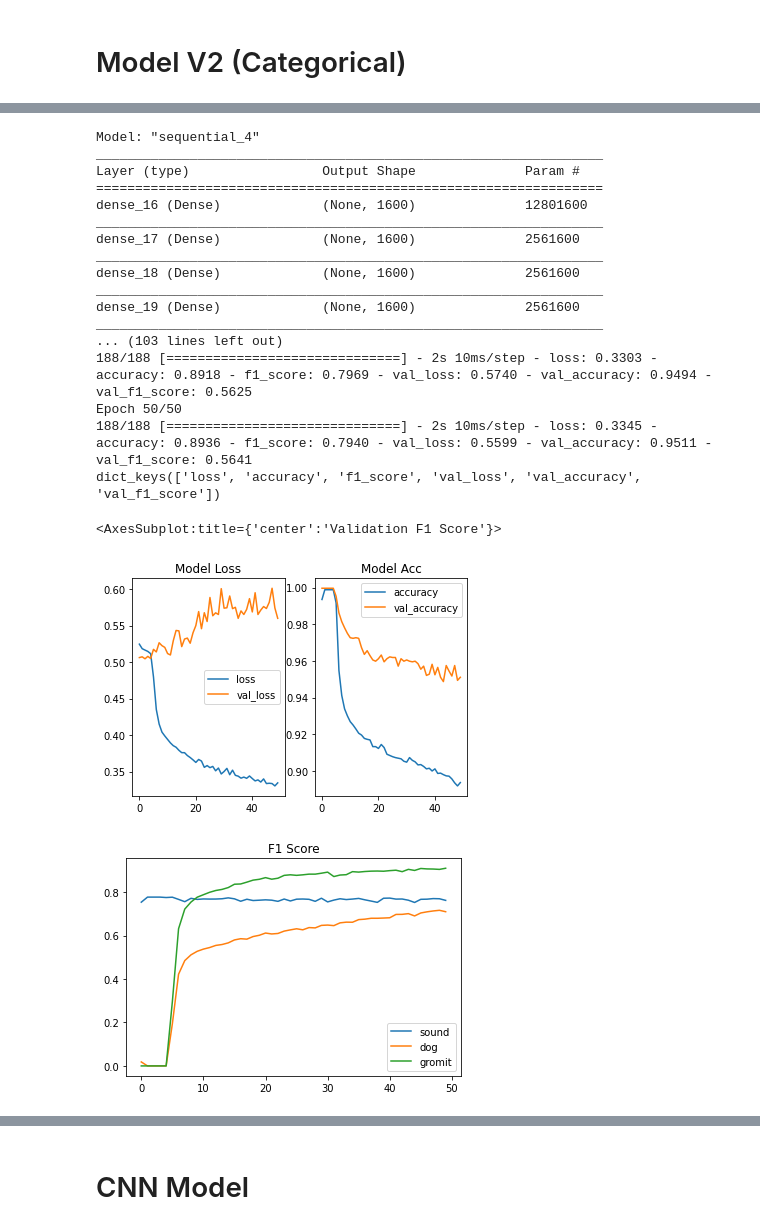
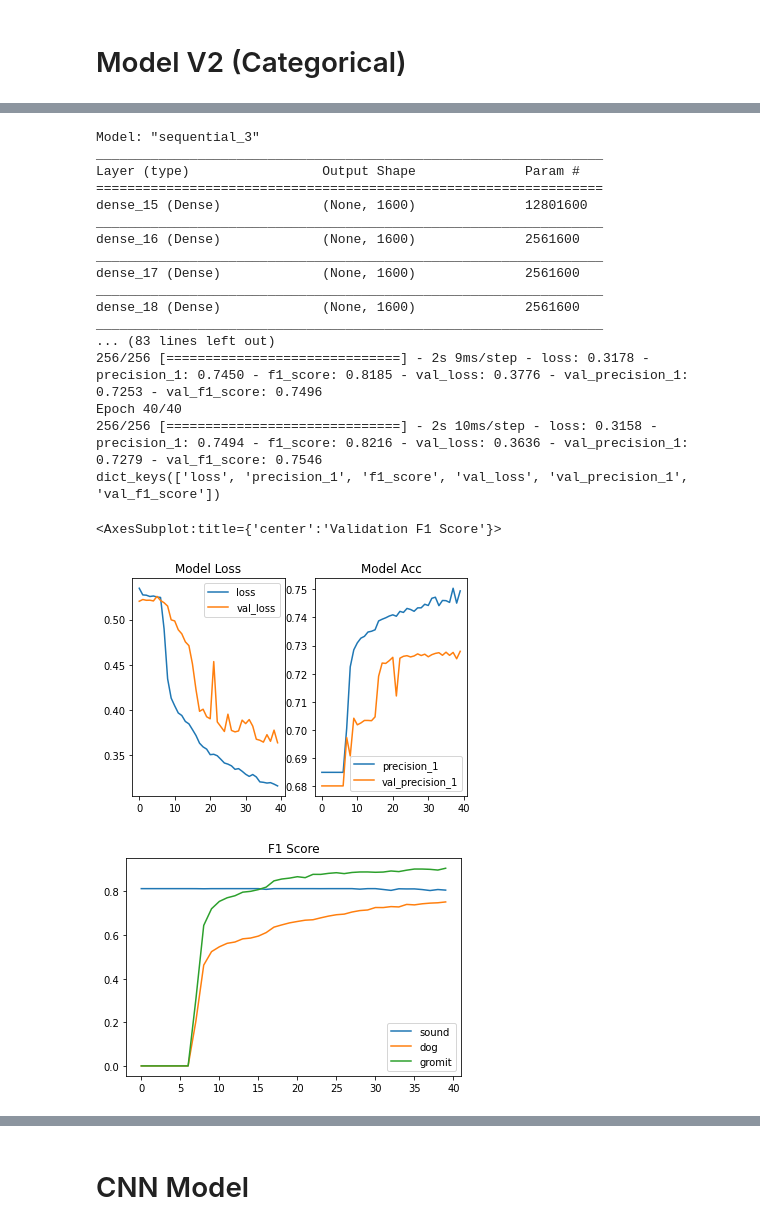
Before and after one commit to yxbh/gromtector, a Jupyter notebook: gromtector/notebooks/model.ipynb, the cells around one changed output, grey strips where cells are left out. Cells and saved outputs as stored; diff of their text form; code cells hidden in the pictures.

```diff
--- a/gromtector/notebooks/model.ipynb
+++ b/gromtector/notebooks/model.ipynb
@@ -229,7 +237,7 @@ for input_annotation_path in input_annotation_paths:
 
     for layer in troot.iterfind("ns:Layer", ns):
         ml_cls = AnnotationLayer(layer_node=layer)
-        if ml_cls.label in ["silence", "bark", "howl"]:
+        if ml_cls.label in ["silence", "bark", "howl", "growl"]:
             continue
         ml_cls.audio_file_node = troot.find("ns:AudioFile", ns)
         ml_cls.audio_filename = ml_cls.audio_file_node.find("ns:Name", ns).text
@@ -519,50 +531,51 @@ model_v2.compile(
     optimizer=tf.keras.optimizers.Adam(learning_rate=1e-4),
     loss=tf.keras.losses.BinaryCrossentropy(),
     metrics=[
-        "accuracy",
+        # "accuracy",
+        tf.metrics.Precision(),
         tfa.metrics.F1Score(num_classes=len(label_idx_map), threshold=0.5),
     ],
 )
 
 model_v2.summary()
 
-epochs = 50
+epochs = 40
 history_v2 = model_v2.fit(
     X_v2_train,
     y_v2_train,
     validation_data=(X_v2_test, y_v2_test),
     epochs=epochs,
 )
 # print(history_v2_test.history)
 
 print(history_v2.history.keys())
 fig, (ax) = plt.subplots(1, 2)
 losses = {k: v for k, v in history_v2.history.items() if "loss" in k}
 pd.DataFrame(losses).plot(title="Model Loss", ax=ax[0])
-accs = {k: v for k, v in history_v2.history.items() if "accuracy" in k}
+accs = {k: v for k, v in history_v2.history.items() if "accuracy" in k or "precision" in k}
 pd.DataFrame(accs).plot(title="Model Acc", ax=ax[1])
 f1s = history_v2.history["f1_score"]
 pd.DataFrame(f1s, columns=idx_label_map).plot(title="F1 Score")
 f1s = history_v2.history["val_f1_score"]
 pd.DataFrame(f1s, columns=idx_label_map).plot(title="Validation F1 Score")
 # %% [output]
-Model: "sequential_4"
+Model: "sequential_3"
 _________________________________________________________________
 Layer (type)                 Output Shape              Param #
 =================================================================
-dense_16 (Dense)             (None, 1600)              12801600
+dense_15 (Dense)             (None, 1600)              12801600
+_________________________________________________________________
+dense_16 (Dense)             (None, 1600)              2561600
 _________________________________________________________________
 dense_17 (Dense)             (None, 1600)              2561600
 _________________________________________________________________
 dense_18 (Dense)             (None, 1600)              2561600
 _________________________________________________________________
-dense_19 (Dense)             (None, 1600)              2561600
-_________________________________________________________________
-... (103 lines left out)
-188/188 [==============================] - 2s 10ms/step - loss: 0.3303 - accuracy: 0.8918 - f1_score: 0.7969 - val_loss: 0.5740 - val_accuracy: 0.9494 - val_f1_score: 0.5625
-Epoch 50/50
-188/188 [==============================] - 2s 10ms/step - loss: 0.3345 - accuracy: 0.8936 - f1_score: 0.7940 - val_loss: 0.5599 - val_accuracy: 0.9511 - val_f1_score: 0.5641
-dict_keys(['loss', 'accuracy', 'f1_score', 'val_loss', 'val_accuracy', 'val_f1_score'])
+... (83 lines left out)
+256/256 [==============================] - 2s 9ms/step - loss: 0.3178 - precision_1: 0.7450 - f1_score: 0.8185 - val_loss: 0.3776 - val_precision_1: 0.7253 - val_f1_score: 0.7496
+Epoch 40/40
+256/256 [==============================] - 2s 10ms/step - loss: 0.3158 - precision_1: 0.7494 - f1_score: 0.8216 - val_loss: 0.3636 - val_precision_1: 0.7279 - val_f1_score: 0.7546
+dict_keys(['loss', 'precision_1', 'f1_score', 'val_loss', 'val_precision_1', 'val_f1_score'])
 <AxesSubplot:title={'center':'Validation F1 Score'}>
-[figure, old version]
+[figure, new version]
-[figure, old version]
+[figure, new version]
```
Also changed, not shown: parts of 12 cells of this notebook.
